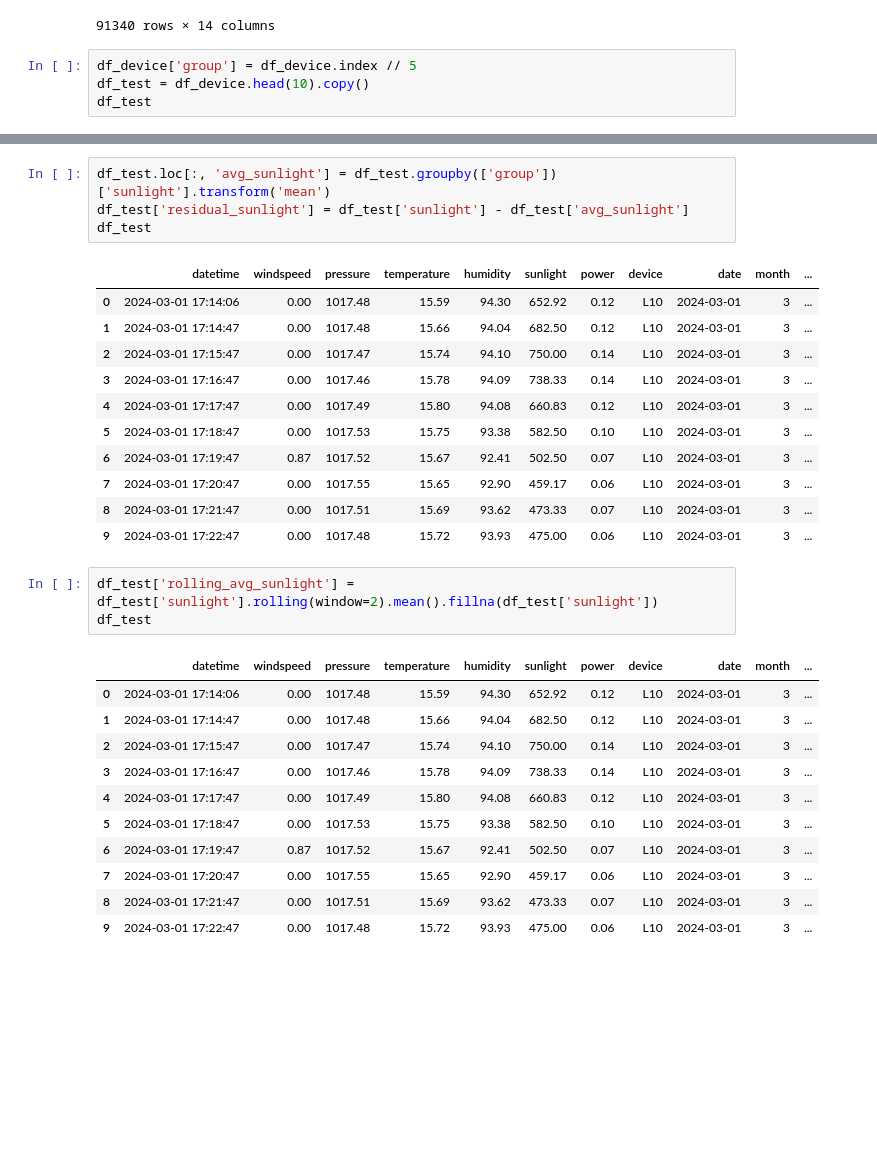
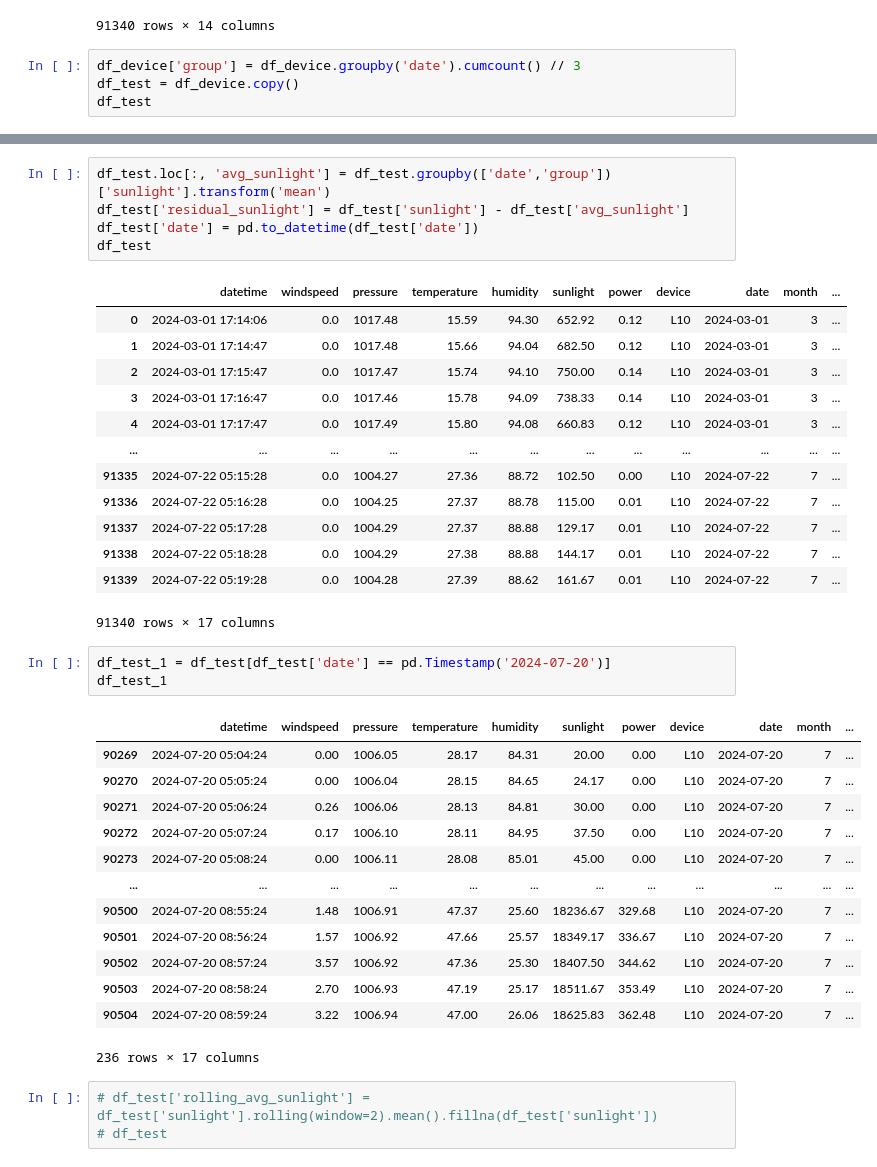
Before and after one commit to chiseanchang0727/aicup-predict-energy-generation, a Jupyter notebook: test_region/fe_sunlight_branstroming.ipynb, the cells around one changed output, grey strips where cells are left out. Cells and saved outputs as stored; diff of their text form; blank space fills up the shorter version.

```diff
--- a/test_region/fe_sunlight_branstroming.ipynb
+++ b/test_region/fe_sunlight_branstroming.ipynb
@@ -42,8 +42,8 @@ df_device
 | 91339 | 2024-07-22 05:19:28 | 0.0 | 1004.28 | 27.39 | 88.62 | 161.67 | 0.01 | L10 | 2024-07-22 | 7 | ... |
 91340 rows × 14 columns
 # %%
-df_device['group'] = df_device.index // 5
-df_test = df_device.head(10).copy()
+df_device['group'] = df_device.groupby('date').cumcount() // 3
+df_test = df_device.copy()
 df_test
 # %% [output]
 |  | datetime | windspeed | pressure | temperature | humidity | sunlight | power | device | date | month | ... |
@@ -60,31 +62,39 @@ df_test
 # %%
-df_test.loc[:, 'avg_sunlight'] = df_test.groupby(['group'])['sunlight'].transform('mean')
+df_test.loc[:, 'avg_sunlight'] = df_test.groupby(['date','group'])['sunlight'].transform('mean')
 df_test['residual_sunlight'] = df_test['sunlight'] - df_test['avg_sunlight']
+df_test['date'] = pd.to_datetime(df_test['date'])
 df_test
 # %% [output]
 |  | datetime | windspeed | pressure | temperature | humidity | sunlight | power | device | date | month | ... |
-| 0 | 2024-03-01 17:14:06 | 0.00 | 1017.48 | 15.59 | 94.30 | 652.92 | 0.12 | L10 | 2024-03-01 | 3 | ... |
-| 1 | 2024-03-01 17:14:47 | 0.00 | 1017.48 | 15.66 | 94.04 | 682.50 | 0.12 | L10 | 2024-03-01 | 3 | ... |
-| 2 | 2024-03-01 17:15:47 | 0.00 | 1017.47 | 15.74 | 94.10 | 750.00 | 0.14 | L10 | 2024-03-01 | 3 | ... |
-| 3 | 2024-03-01 17:16:47 | 0.00 | 1017.46 | 15.78 | 94.09 | 738.33 | 0.14 | L10 | 2024-03-01 | 3 | ... |
-| 4 | 2024-03-01 17:17:47 | 0.00 | 1017.49 | 15.80 | 94.08 | 660.83 | 0.12 | L10 | 2024-03-01 | 3 | ... |
-| 5 | 2024-03-01 17:18:47 | 0.00 | 1017.53 | 15.75 | 93.38 | 582.50 | 0.10 | L10 | 2024-03-01 | 3 | ... |
-| 6 | 2024-03-01 17:19:47 | 0.87 | 1017.52 | 15.67 | 92.41 | 502.50 | 0.07 | L10 | 2024-03-01 | 3 | ... |
-| 7 | 2024-03-01 17:20:47 | 0.00 | 1017.55 | 15.65 | 92.90 | 459.17 | 0.06 | L10 | 2024-03-01 | 3 | ... |
-| 8 | 2024-03-01 17:21:47 | 0.00 | 1017.51 | 15.69 | 93.62 | 473.33 | 0.07 | L10 | 2024-03-01 | 3 | ... |
-| 9 | 2024-03-01 17:22:47 | 0.00 | 1017.48 | 15.72 | 93.93 | 475.00 | 0.06 | L10 | 2024-03-01 | 3 | ... |
+| 0 | 2024-03-01 17:14:06 | 0.0 | 1017.48 | 15.59 | 94.30 | 652.92 | 0.12 | L10 | 2024-03-01 | 3 | ... |
+| 1 | 2024-03-01 17:14:47 | 0.0 | 1017.48 | 15.66 | 94.04 | 682.50 | 0.12 | L10 | 2024-03-01 | 3 | ... |
+| 2 | 2024-03-01 17:15:47 | 0.0 | 1017.47 | 15.74 | 94.10 | 750.00 | 0.14 | L10 | 2024-03-01 | 3 | ... |
+| 3 | 2024-03-01 17:16:47 | 0.0 | 1017.46 | 15.78 | 94.09 | 738.33 | 0.14 | L10 | 2024-03-01 | 3 | ... |
+| 4 | 2024-03-01 17:17:47 | 0.0 | 1017.49 | 15.80 | 94.08 | 660.83 | 0.12 | L10 | 2024-03-01 | 3 | ... |
+| ... | ... | ... | ... | ... | ... | ... | ... | ... | ... | ... | ... |
+| 91335 | 2024-07-22 05:15:28 | 0.0 | 1004.27 | 27.36 | 88.72 | 102.50 | 0.00 | L10 | 2024-07-22 | 7 | ... |
+| 91336 | 2024-07-22 05:16:28 | 0.0 | 1004.25 | 27.37 | 88.78 | 115.00 | 0.01 | L10 | 2024-07-22 | 7 | ... |
+| 91337 | 2024-07-22 05:17:28 | 0.0 | 1004.29 | 27.37 | 88.88 | 129.17 | 0.01 | L10 | 2024-07-22 | 7 | ... |
+| 91338 | 2024-07-22 05:18:28 | 0.0 | 1004.29 | 27.38 | 88.88 | 144.17 | 0.01 | L10 | 2024-07-22 | 7 | ... |
+| 91339 | 2024-07-22 05:19:28 | 0.0 | 1004.28 | 27.39 | 88.62 | 161.67 | 0.01 | L10 | 2024-07-22 | 7 | ... |
+91340 rows × 17 columns
+# %%
+df_test_1 = df_test[df_test['date'] == pd.Timestamp('2024-07-20')]
+df_test_1
+# %% [output]
+|  | datetime | windspeed | pressure | temperature | humidity | sunlight | power | device | date | month | ... |
+| 90269 | 2024-07-20 05:04:24 | 0.00 | 1006.05 | 28.17 | 84.31 | 20.00 | 0.00 | L10 | 2024-07-20 | 7 | ... |
+| 90270 | 2024-07-20 05:05:24 | 0.00 | 1006.04 | 28.15 | 84.65 | 24.17 | 0.00 | L10 | 2024-07-20 | 7 | ... |
+| 90271 | 2024-07-20 05:06:24 | 0.26 | 1006.06 | 28.13 | 84.81 | 30.00 | 0.00 | L10 | 2024-07-20 | 7 | ... |
+| 90272 | 2024-07-20 05:07:24 | 0.17 | 1006.10 | 28.11 | 84.95 | 37.50 | 0.00 | L10 | 2024-07-20 | 7 | ... |
+| 90273 | 2024-07-20 05:08:24 | 0.00 | 1006.11 | 28.08 | 85.01 | 45.00 | 0.00 | L10 | 2024-07-20 | 7 | ... |
+| ... | ... | ... | ... | ... | ... | ... | ... | ... | ... | ... | ... |
+| 90500 | 2024-07-20 08:55:24 | 1.48 | 1006.91 | 47.37 | 25.60 | 18236.67 | 329.68 | L10 | 2024-07-20 | 7 | ... |
+| 90501 | 2024-07-20 08:56:24 | 1.57 | 1006.92 | 47.66 | 25.57 | 18349.17 | 336.67 | L10 | 2024-07-20 | 7 | ... |
+| 90502 | 2024-07-20 08:57:24 | 3.57 | 1006.92 | 47.36 | 25.30 | 18407.50 | 344.62 | L10 | 2024-07-20 | 7 | ... |
+| 90503 | 2024-07-20 08:58:24 | 2.70 | 1006.93 | 47.19 | 25.17 | 18511.67 | 353.49 | L10 | 2024-07-20 | 7 | ... |
+| 90504 | 2024-07-20 08:59:24 | 3.22 | 1006.94 | 47.00 | 26.06 | 18625.83 | 362.48 | L10 | 2024-07-20 | 7 | ... |
+236 rows × 17 columns
 # %%
-df_test['rolling_avg_sunlight'] = df_test['sunlight'].rolling(window=2).mean().fillna(df_test['sunlight'])
-df_test
+# df_test['rolling_avg_sunlight'] = df_test['sunlight'].rolling(window=2).mean().fillna(df_test['sunlight'])
+# df_test
-# %% [output]
-|  | datetime | windspeed | pressure | temperature | humidity | sunlight | power | device | date | month | ... |
-| 0 | 2024-03-01 17:14:06 | 0.00 | 1017.48 | 15.59 | 94.30 | 652.92 | 0.12 | L10 | 2024-03-01 | 3 | ... |
-| 1 | 2024-03-01 17:14:47 | 0.00 | 1017.48 | 15.66 | 94.04 | 682.50 | 0.12 | L10 | 2024-03-01 | 3 | ... |
-| 2 | 2024-03-01 17:15:47 | 0.00 | 1017.47 | 15.74 | 94.10 | 750.00 | 0.14 | L10 | 2024-03-01 | 3 | ... |
-| 3 | 2024-03-01 17:16:47 | 0.00 | 1017.46 | 15.78 | 94.09 | 738.33 | 0.14 | L10 | 2024-03-01 | 3 | ... |
-| 4 | 2024-03-01 17:17:47 | 0.00 | 1017.49 | 15.80 | 94.08 | 660.83 | 0.12 | L10 | 2024-03-01 | 3 | ... |
-| 5 | 2024-03-01 17:18:47 | 0.00 | 1017.53 | 15.75 | 93.38 | 582.50 | 0.10 | L10 | 2024-03-01 | 3 | ... |
-| 6 | 2024-03-01 17:19:47 | 0.87 | 1017.52 | 15.67 | 92.41 | 502.50 | 0.07 | L10 | 2024-03-01 | 3 | ... |
-| 7 | 2024-03-01 17:20:47 | 0.00 | 1017.55 | 15.65 | 92.90 | 459.17 | 0.06 | L10 | 2024-03-01 | 3 | ... |
-| 8 | 2024-03-01 17:21:47 | 0.00 | 1017.51 | 15.69 | 93.62 | 473.33 | 0.07 | L10 | 2024-03-01 | 3 | ... |
-| 9 | 2024-03-01 17:22:47 | 0.00 | 1017.48 | 15.72 | 93.93 | 475.00 | 0.06 | L10 | 2024-03-01 | 3 | ... |
```
Also changed, not shown: parts of 5 cells of this notebook, 3 other files.
